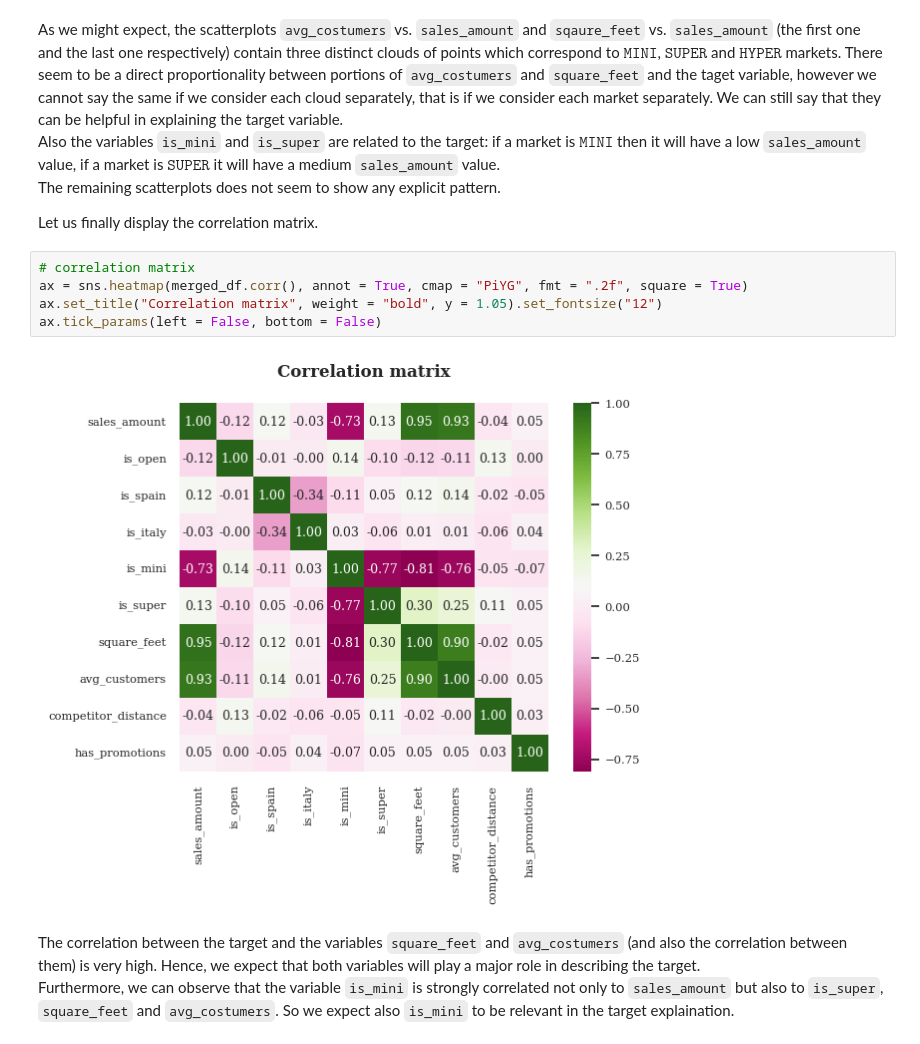
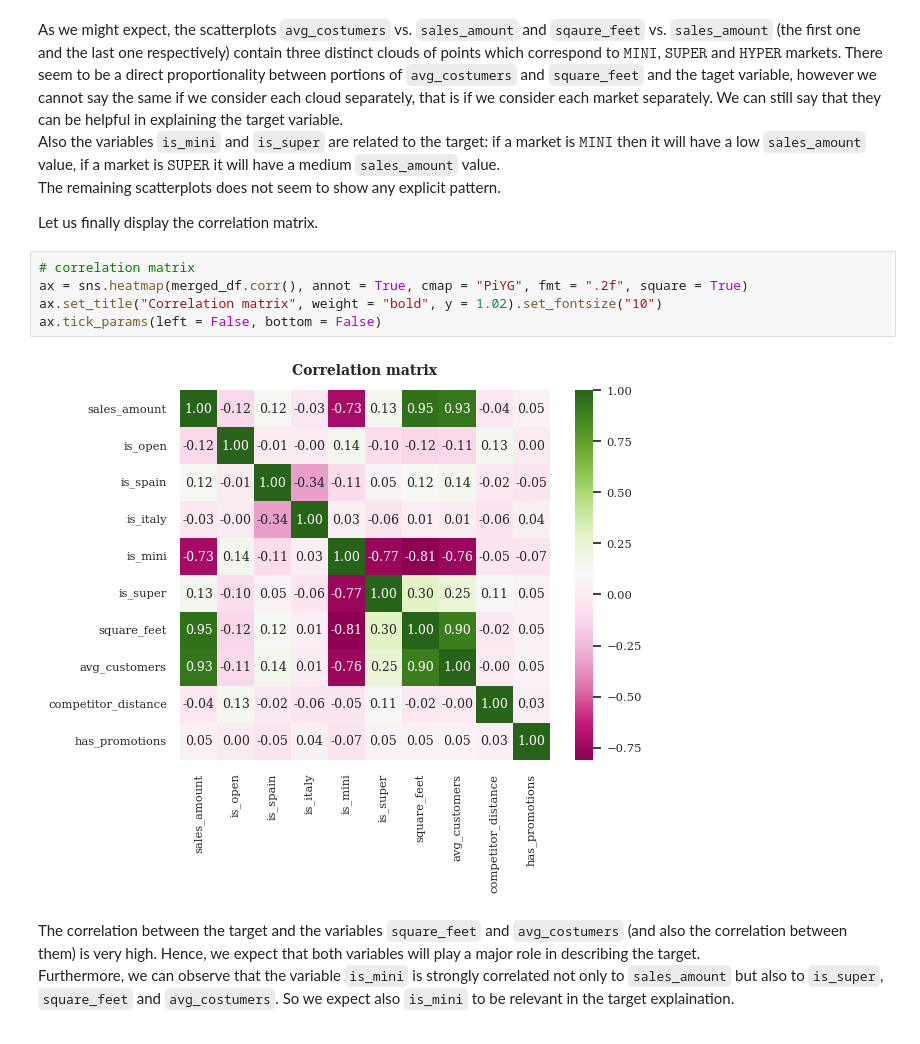
Before and after one commit to caporali/statistical_machine_learning_project, a Jupyter notebook: project_sml.ipynb, the cells around one changed output. Saved outputs shown, nothing was run; the diff lists cells and outputs as text.

```diff
--- a/project_sml.ipynb
+++ b/project_sml.ipynb
@@ -725,10 +726,10 @@ Let us finally display the correlation matrix.
 # %%
 # correlation matrix
 ax = sns.heatmap(merged_df.corr(), annot = True, cmap = "PiYG", fmt = ".2f", square = True)
-ax.set_title("Correlation matrix", weight = "bold", y = 1.05).set_fontsize("12")
+ax.set_title("Correlation matrix", weight = "bold", y = 1.02).set_fontsize("10")
 ax.tick_params(left = False, bottom = False)
 # %% [output]
-[figure, old version]
+[figure, new version]
 # %% [markdown]
 The correlation between the target and the variables `square_feet` and `avg_costumers` (and also the correlation between them) is very high. Hence, we expect that both variables will play a major role in describing the target. <br>
 Furthermore, we can observe that the variable `is_mini` is strongly correlated not only to `sales_amount` but also to `is_super`, `square_feet` and `avg_costumers`. So we expect also `is_mini` to be relevant in the target explaination.
```
Also changed, not shown: parts of 92 cells of this notebook, 1 other file.
